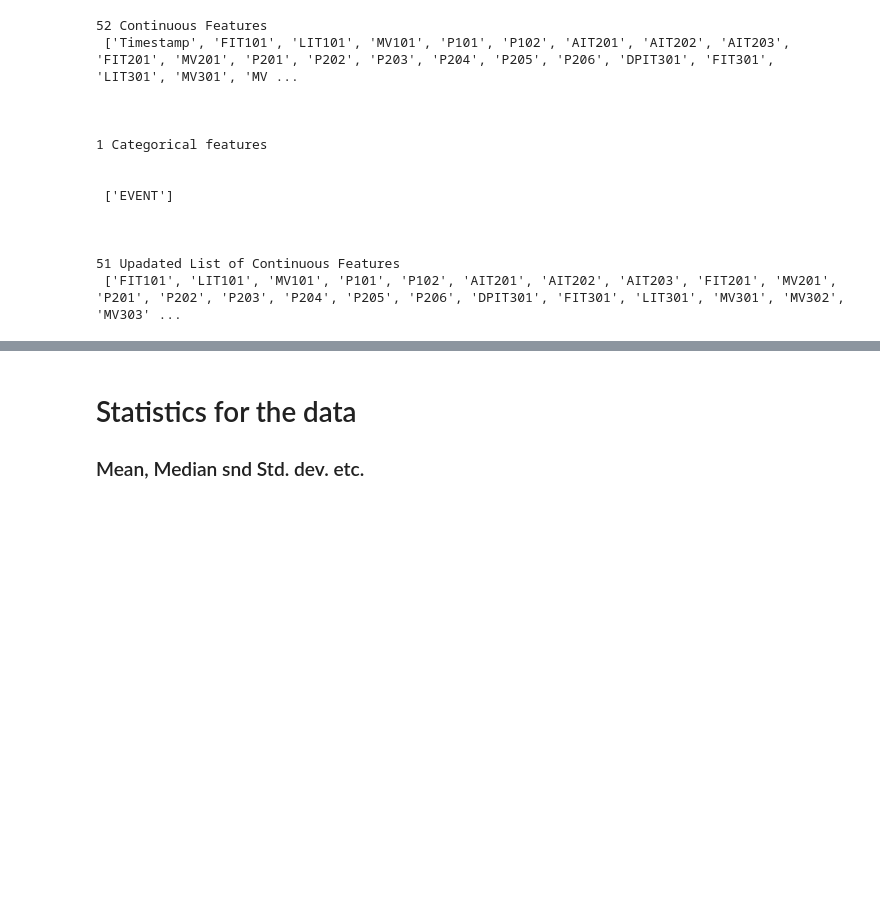
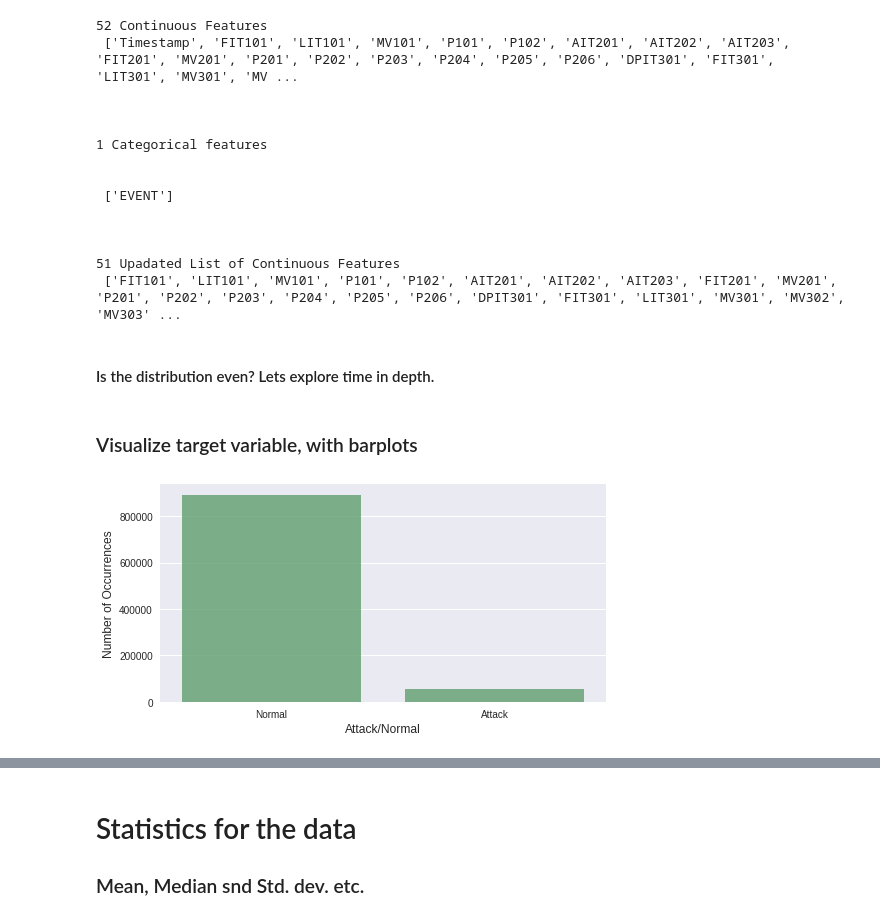
Before and after one commit to laure-delisle/SWaT, a Jupyter notebook: EDA/data_analysis.ipynb, the cells around one changed output, grey strips where cells are left out. Cells and saved outputs as stored; diff of their text form; code cells hidden in the pictures; blank space fills up the shorter version.

```diff
--- a/EDA/data_analysis.ipynb
+++ b/EDA/data_analysis.ipynb
@@ -20,3 +33,10 @@ pdata = pd.read_sql(query, db_connection)
+# %%
+from pandas import HDFStore,DataFrame
+import pandas as pd
+store = HDFStore('store.h5')
+# %%
+pdata = pd.read_hdf(store)
+pdata = pdata.sort_values('Timestamp')
 # %%
 catFeatures = []
 NumFeatures = []
@@ -60,0 +73,20 @@ pdata[NumFeatures] = pdata[NumFeatures].apply(pd.to_numeric)
+# %%
+import numpy as np
+import matplotlib.pyplot as plt
+import seaborn as sns
+color = sns.color_palette()
+%matplotlib inline
+pd.options.mode.chained_assignment = None
+# %% [markdown]
+#### Is the distribution even? Lets explore time in depth.
+# %% [markdown]
+### Visualize target variable, with barplots
+# %%
+attacks = pdata['EVENT'].value_counts()
+plt.figure(figsize=(8,4))
+sns.barplot(attacks.index, attacks.values, alpha=0.8, color=color[1])
+plt.ylabel('Number of Occurrences', fontsize=12)
+plt.xlabel('Attack/Normal', fontsize=12)
+plt.show()
+# %% [output]
+[figure, added]
```
Also changed, not shown: parts of 49 cells of this notebook.
